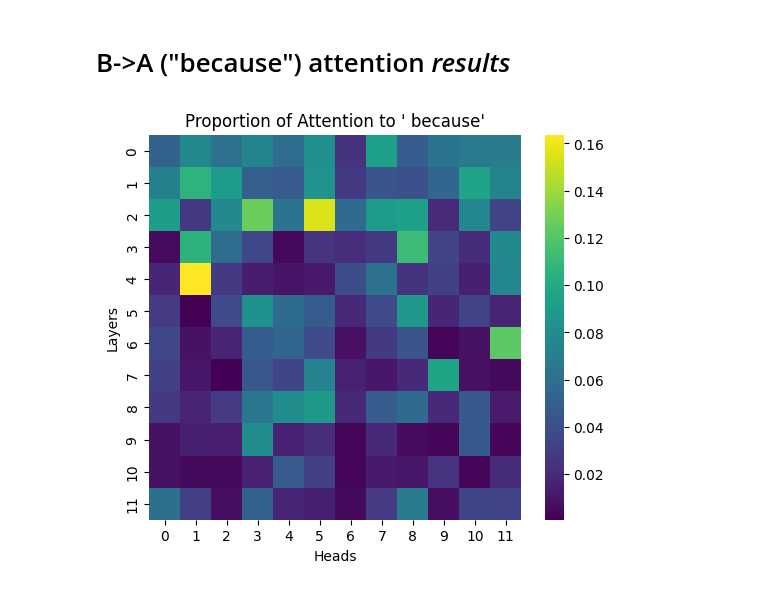
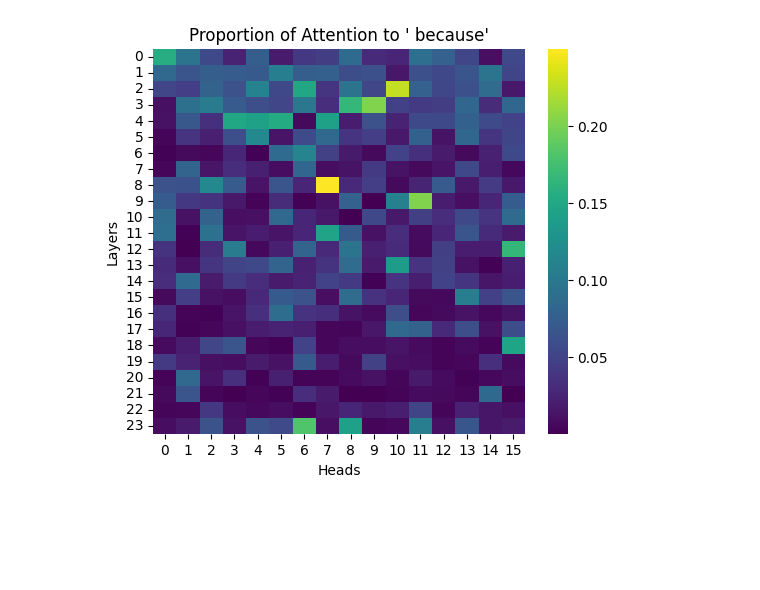
Before and after one commit to JacoDuToit11/reasoning-mech-interp, a Jupyter notebook: src/ReasoningInterp.ipynb, the cells around one changed output. Saved outputs shown, nothing was run; the diff lists cells and outputs as text; code cells hidden in the pictures; blank space fills up the shorter version.

```diff
--- a/src/ReasoningInterp.ipynb
+++ b/src/ReasoningInterp.ipynb
@@ -109,2 +119,3 @@ Layer 0 Head Attention Patterns:
 # %%
-gpt2_small: HookedTransformer = HookedTransformer.from_pretrained("gpt2-small")
+# gpt2_small: HookedTransformer = HookedTransformer.from_pretrained("gpt2-small")
+gpt2_small: HookedTransformer = HookedTransformer.from_pretrained("gpt2-medium")
@@ -160,51 +173,10 @@ plt.show()
-# %% [markdown]
-# B->A ("because") attention *results*
-# %%
-import torch
-import matplotlib.pyplot as plt
-import seaborn as sns
-
-# Define an array of prompts
-prompts = ['Alice went to the park because she wanted to find a treasure.',
-           'Alice plays guitar because she enjoys strumming melodies.',
-           'Alice went to Paris because Paris is a good place for art.']
-
-causal_delim = " because"
-n_layers = gpt2_small.cfg.n_layers
-n_heads = gpt2_small.cfg.n_heads
-
-# Will accumulate the proportions layer-by-layer, head-by-head
-attn_prop_causal_delim_all_prompts = torch.zeros(n_layers, n_heads)
-
-for prompt in prompts:
-    tokens = gpt2_small.to_tokens(prompt)
-    logits, cache = gpt2_small.run_with_cache(tokens, remove_batch_dim=True)
-
-    str_tokens = gpt2_small.to_str_tokens(prompt)
-    if causal_delim not in str_tokens:
-        continue
-
-    delim_idx = str_tokens.index(causal_delim)
-    for layer in range(n_layers):
-        # attn shape: [n_heads, seq_len, seq_len]
-        attn = cache["pattern", layer]
-        # Sum over all query positions for the delimiter token
-        delim_sum = attn[:, :, delim_idx].sum(dim=1)
-        # Total attention in each head (sum over all query & key positions)
-        total_sum = attn.sum(dim=(1, 2))
-        # Proportion of attention going to the delimiter
-        proportion = delim_sum / total_sum
-        attn_prop_causal_delim_all_prompts[layer] += proportion
-
-# Average proportions across all prompts
-attn_prop_causal_delim_all_prompts /= len(prompts)
-
-# Plot heatmap
-plt.figure(figsize=(6, 5))
-sns.heatmap(attn_prop_causal_delim_all_prompts.numpy(), cmap="viridis")
-plt.title(f"Proportion of Attention to '{causal_delim}'")
-plt.xlabel("Heads")
-plt.ylabel("Layers")
-plt.show()
-# %% [output]
-[figure, removed]
+# %%
+prompts = [
+    'Alice went to the park because she wanted to find a treasure.',
+    'Alice plays guitar because she enjoys strumming melodies.',
+    'Alice went to Paris because Paris is a good place for art.'
+]
+
+attention_map = analyze_delimiter_attention(gpt2_small, prompts, delimiter=" because")
+# %% [output]
+[figure, added]
```
Also changed, not shown: parts of 23 cells of this notebook.
